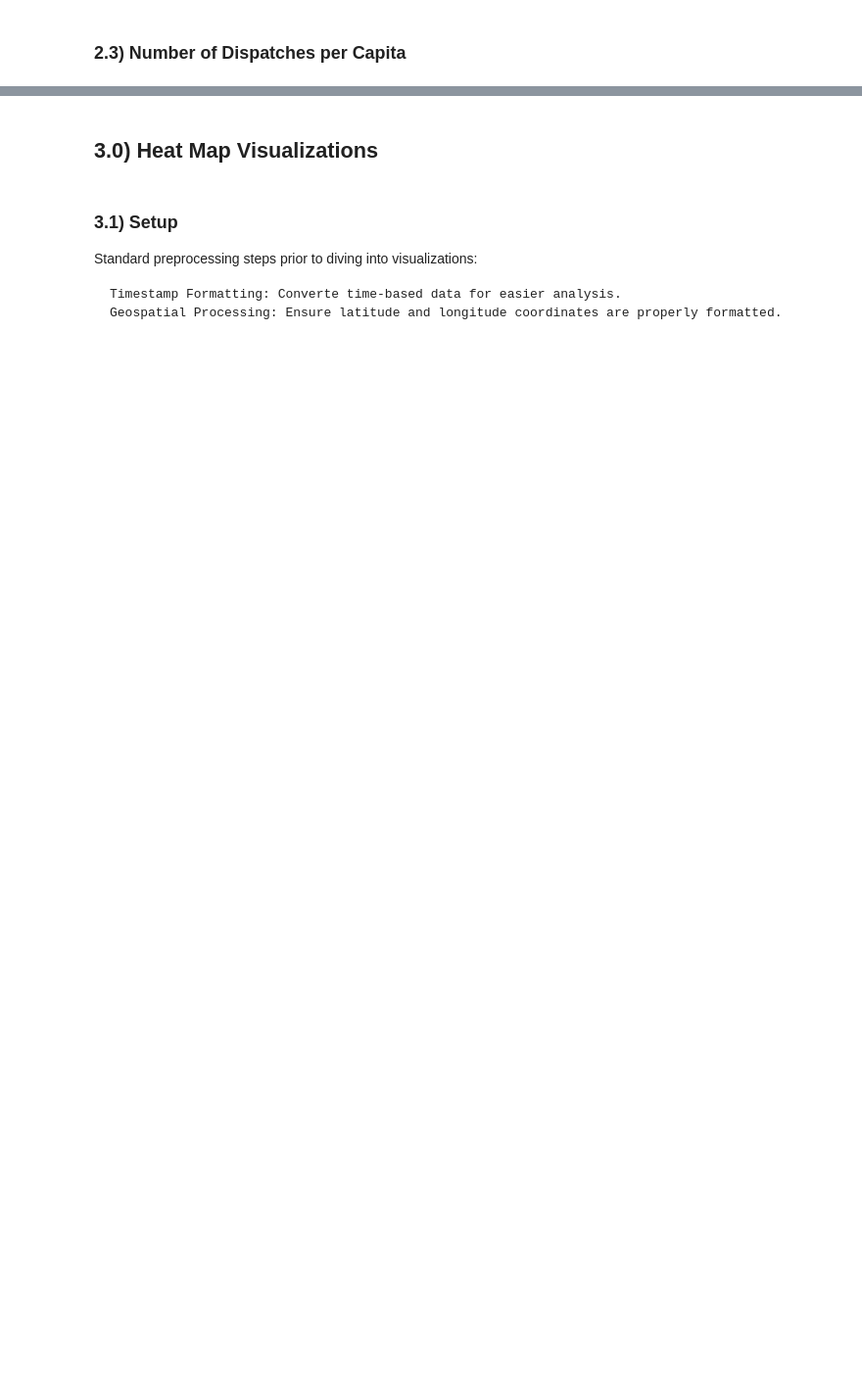
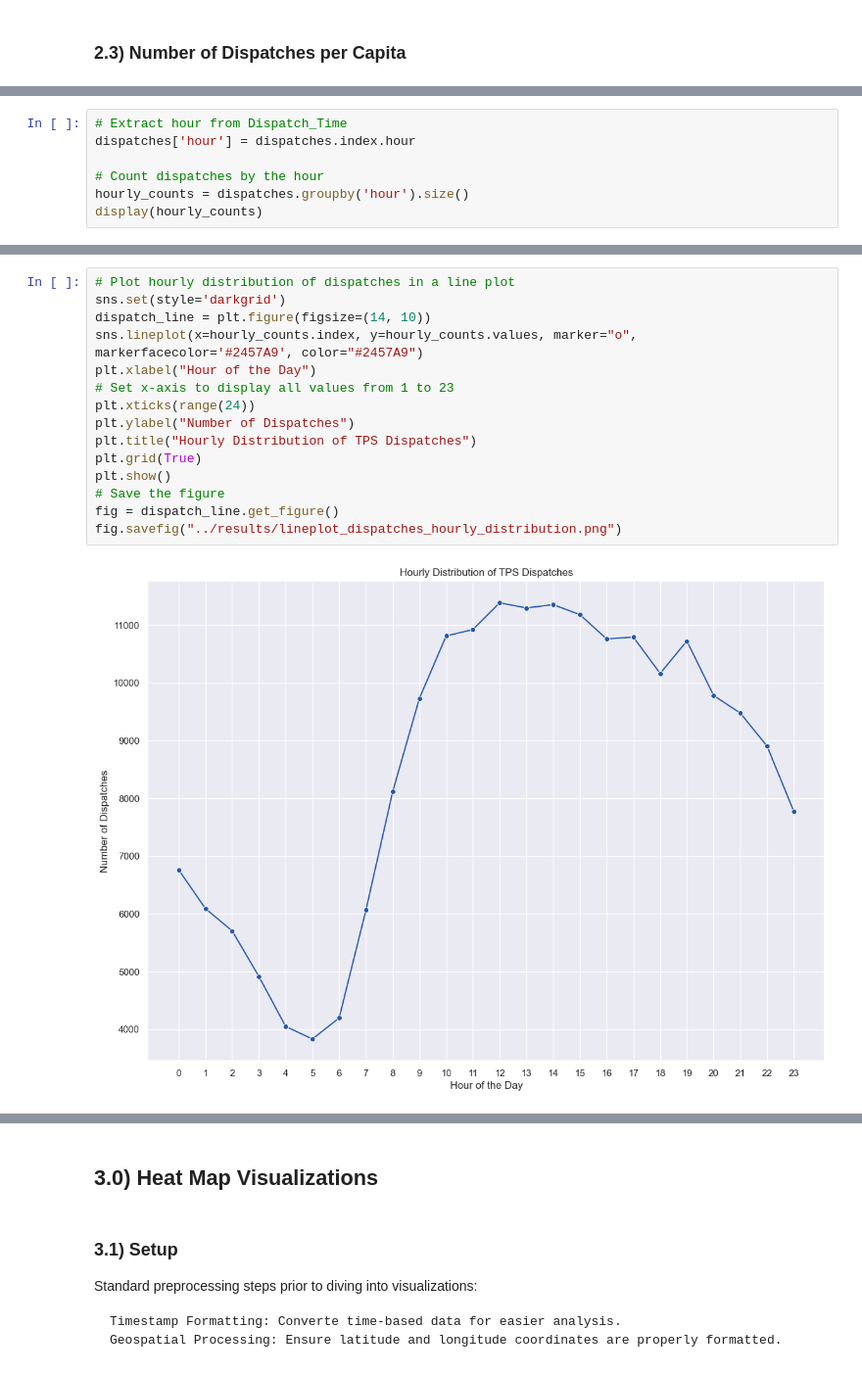
Before and after one commit to erincameron11/tps-dispatches, a Jupyter notebook: notebooks/2_data_visualization.ipynb, the cells around one changed output, grey strips where cells are left out. Shown at 98% size. Saved outputs shown, nothing was run; the diff lists cells and outputs as text; blank space fills up the shorter version.

Commit message:
add results and hourly distributions

```diff
--- a/notebooks/2_data_visualization.ipynb
+++ b/notebooks/2_data_visualization.ipynb
@@ -144,0 +156,7 @@ m
+# %%
+# Extract hour from Dispatch_Time
+dispatches['hour'] = dispatches.index.hour
+
+# Count dispatches by the hour
+hourly_counts = dispatches.groupby('hour').size()
+display(hourly_counts)
@@ -144,0 +181,17 @@ m
+# %%
+# Plot hourly distribution of dispatches in a line plot
+sns.set(style='darkgrid')
+dispatch_line = plt.figure(figsize=(14, 10))
+sns.lineplot(x=hourly_counts.index, y=hourly_counts.values, marker="o", markerfacecolor='#2457A9', color="#2457A9")
+plt.xlabel("Hour of the Day")
+# Set x-axis to display all values from 1 to 23
+plt.xticks(range(24))
+plt.ylabel("Number of Dispatches")
+plt.title("Hourly Distribution of TPS Dispatches")
+plt.grid(True)
+plt.show()
+# Save the figure
+fig = dispatch_line.get_figure()
+fig.savefig("../results/lineplot_dispatches_hourly_distribution.png")
+# %% [output]
+[figure, added]
```
Also changed, not shown: parts of 13 cells of this notebook, 6 other files.
